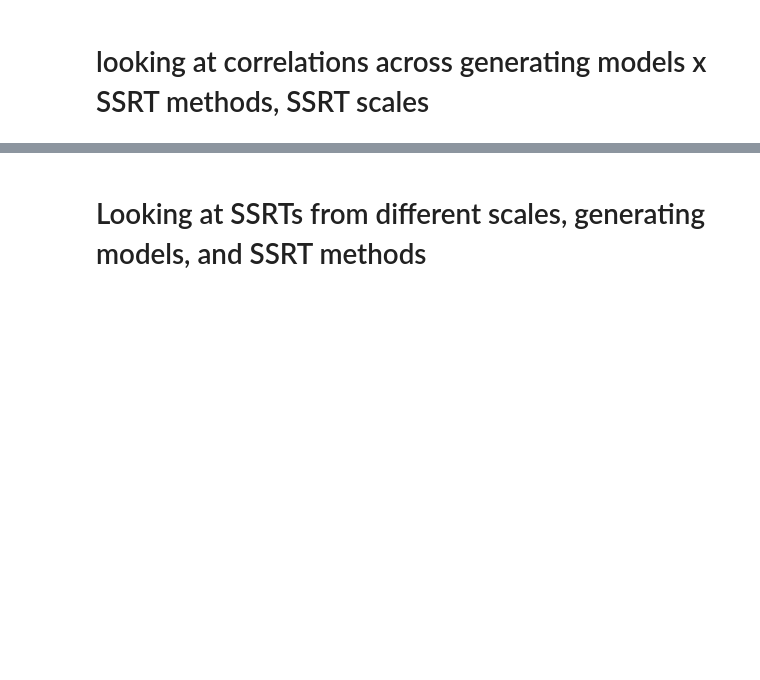
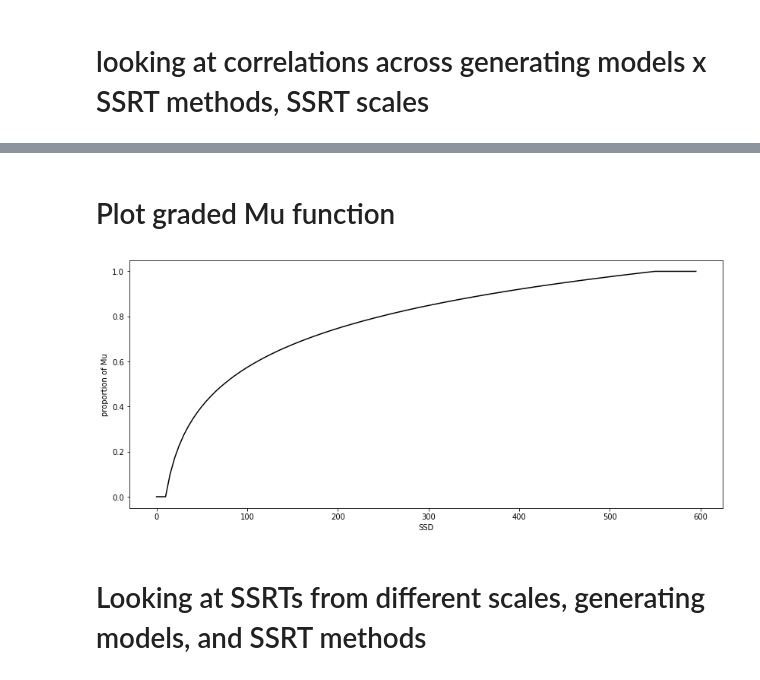
Before and after one commit to henrymj/ABCD_simulations, a Jupyter notebook: 2results_across_SSRTscales.ipynb, the cells around one changed output, grey strips where cells are left out. Drawn from its saved outputs; the diff is of its cells as text; code cells hidden in the pictures; blank space fills up the shorter version.

```diff
--- a/2results_across_SSRTscales.ipynb
+++ b/2results_across_SSRTscales.ipynb
@@ -166,3 +166,17 @@ mean: 0.5421801827423268
+# %% [markdown]
+# Plot graded Mu function
+# %%
+SSDs = np.arange(0,600, 5)
+
+simulator = SimulateData()
+mu_gos = [[i, simulator._log_grade_mu(1, i)] for i in SSDs]
+# %%
+fig,ax = plt.subplots(1,1, figsize=(14, 6))
+
+_ = sns.lineplot(x='SSD', y='proportion of Mu', color='k', data=pd.DataFrame(mu_gos, columns=['SSD', 'proportion of Mu']))
+plt.savefig('figures/graded_mu_go_function.png', dpi=600)
+# %% [output]
+[figure, added]
 # %% [markdown]
 # Looking at SSRTs from different scales, generating models, and SSRT methods
 # %%
```
Also changed, not shown: parts of 6 cells of this notebook, 37 other files.
